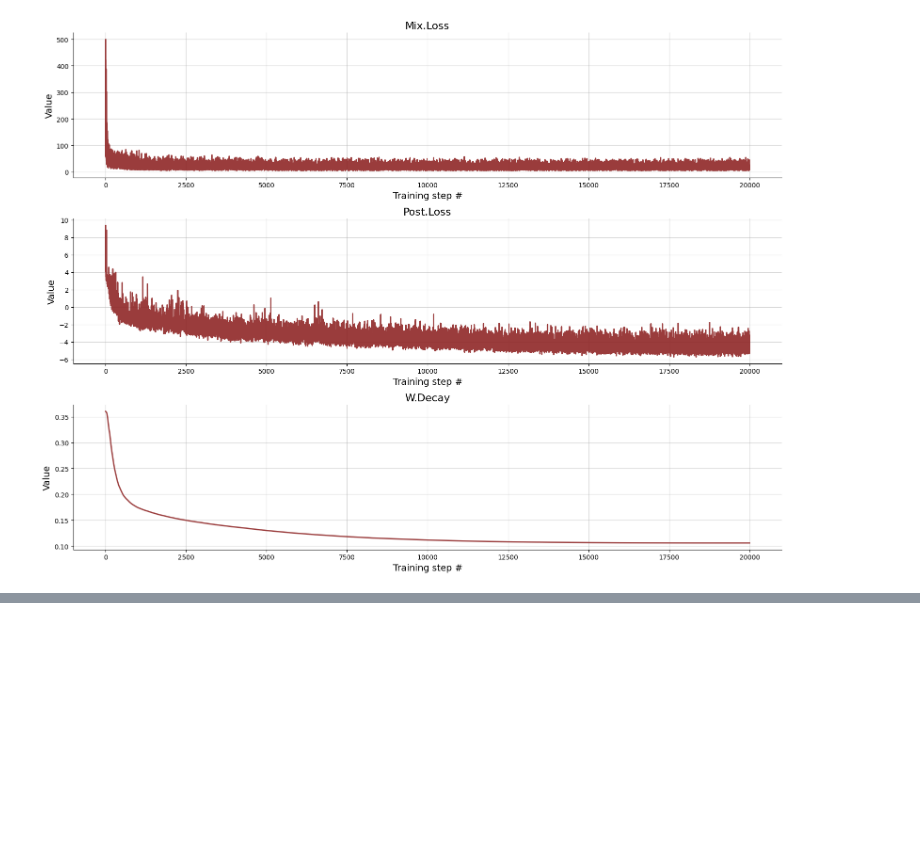
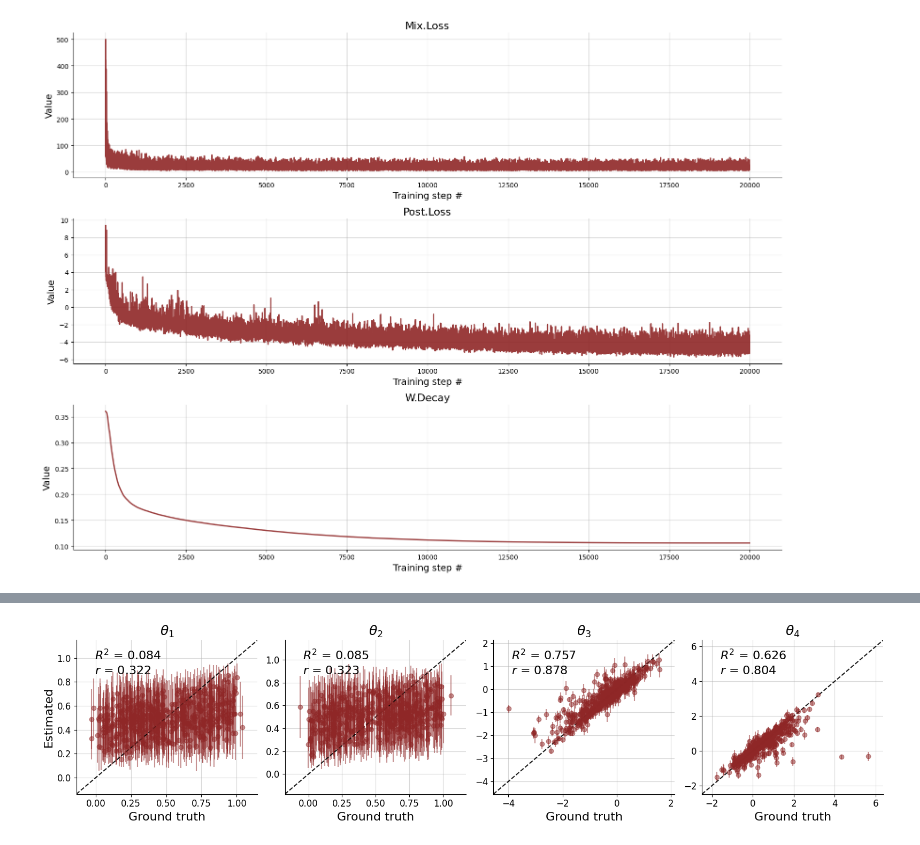
Before and after one commit to Kucharssim/bayesflow-amortized-mixtures, a Jupyter notebook: case-studies/normal-mixture/mixture-posterior.ipynb, the cells around one changed output, grey strips where cells are left out. Cells and saved outputs as stored; diff of their text form; code cells hidden in the pictures; blank space fills up the shorter version.

```diff
--- a/case-studies/normal-mixture/mixture-posterior.ipynb
+++ b/case-studies/normal-mixture/mixture-posterior.ipynb
@@ -45,0 +68,4 @@ f=bf.diagnostics.plot_losses(h)
+# %%
+f = bf.diagnostics.plot_recovery(post_samples, prior_samples)
+# %% [output]
+[figure, added]
```
Also changed, not shown: parts of 7 cells of this notebook, 1 other file.
